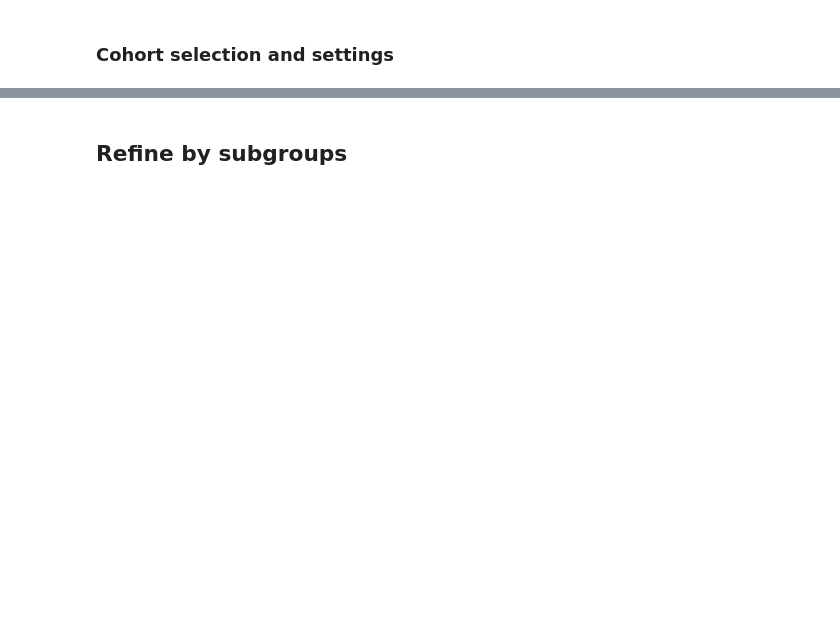
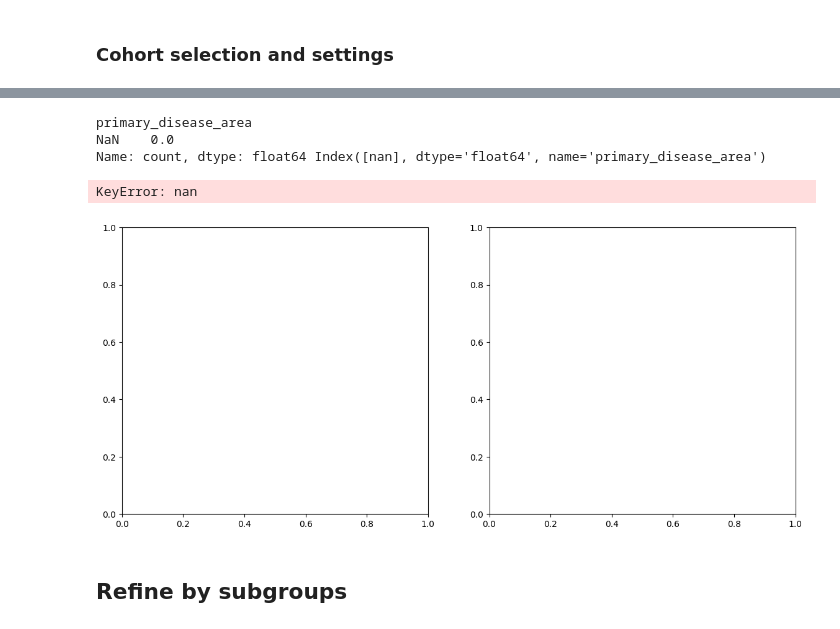
Before and after one commit to giordamaug/Embed_Clinical_Sequences_Asplenic, a Jupyter notebook: notebook.ipynb, the cells around one changed output, grey strips where cells are left out. Saved outputs shown, nothing was run; the diff lists cells and outputs as text; code cells hidden in the pictures; blank space fills up the shorter version.

```diff
--- a/notebook.ipynb
+++ b/notebook.ipynb
@@ -179,3 +90,80 @@ dataset
+# %%
+import matplotlib.pyplot as plt
+import seaborn as sns
+import numpy as np
+import pandas as pd
+
+def plot_group_distribution_with_event_boxplot(df, groupby="primary_disease_area", label_desc=None):
+    if label_desc is not None:
+        mapping = {i: label for i,label in enumerate(label_desc)}
+        df[groupby] = df[groupby].map(mapping)
+        label_order = label_desc
+    else:
+        label_order = df["primary_disease_area"].unique().tolist()
+    palette = sns.color_palette("tab10", len(label_order))
+    palette_dict = dict(zip(label_order, palette))
+    df['event_length'] = df['events'].apply(len)
+    counts = df[groupby].value_counts()
+    counts = df[groupby].value_counts().reindex(label_order).fillna(0)
+    values = counts.values
+    labels = counts.index
+    print(counts, labels)
+
+    # solo valori assoluti (più piccoli e leggibili)
+    def autopct_abs(pct):
+        total = np.sum(values)
+        val = int(round(pct * total / 100.0))
+        return f'{val}' if val > 0 else ''
+
+    fig, axes = plt.subplots(1, 2, figsize=(14,6))
+
+    # ---------------- PIE ----------------
+    wedges, texts, autotexts = axes[0].pie(
+        values,
+        labels=None,  # 🔥 niente label interne
+        colors=[palette_dict[l] for l in labels],
+        autopct=autopct_abs,
+        pctdistance=0.75,
+        startangle=90
+    )
+
+    axes[0].set_title("(b) Cohort Distribution")
+
+    legend_labels = [f"{k} ({label_desc[k]})" for k in labels] if label_desc is not None else labels
+    axes[0].legend(
+        wedges,
+        labels,
+        title=groupby,
+        bbox_to_anchor=(1.05, 1),
+        loc='upper left'
+    )
+
+    # ---------------- BOXPLOT ----------------
+    sns.boxplot(
+        data=df,
+        x=groupby,
+        y='event_length',
+        order=labels,
+        hue=groupby,
+        palette=palette_dict,
+        dodge=False,
+        legend=False,
+        ax=axes[1]
+    )
+    axes[1].set_title("(b) Event Length Distribution")
+    axes[1].tick_params(axis='x', rotation=45)
+
+    plt.tight_layout()
+    plt.show()
+
+label_desc = ['CHA','SCD','TDT','NTDT','AIDH','NHOC','OC','AS','IM']
+plot_group_distribution_with_event_boxplot(df, groupby='primary_disease_area', label_desc=label_desc)
+# %% [output]
+primary_disease_area
+NaN    0.0
+Name: count, dtype: float64 Index([nan], dtype='float64', name='primary_disease_area')
+KeyError: nan
+[figure, added]
 # %% [markdown]
 ## Refine by subgroups
 # %%
```
Also changed, not shown: parts of 5 cells of this notebook.
